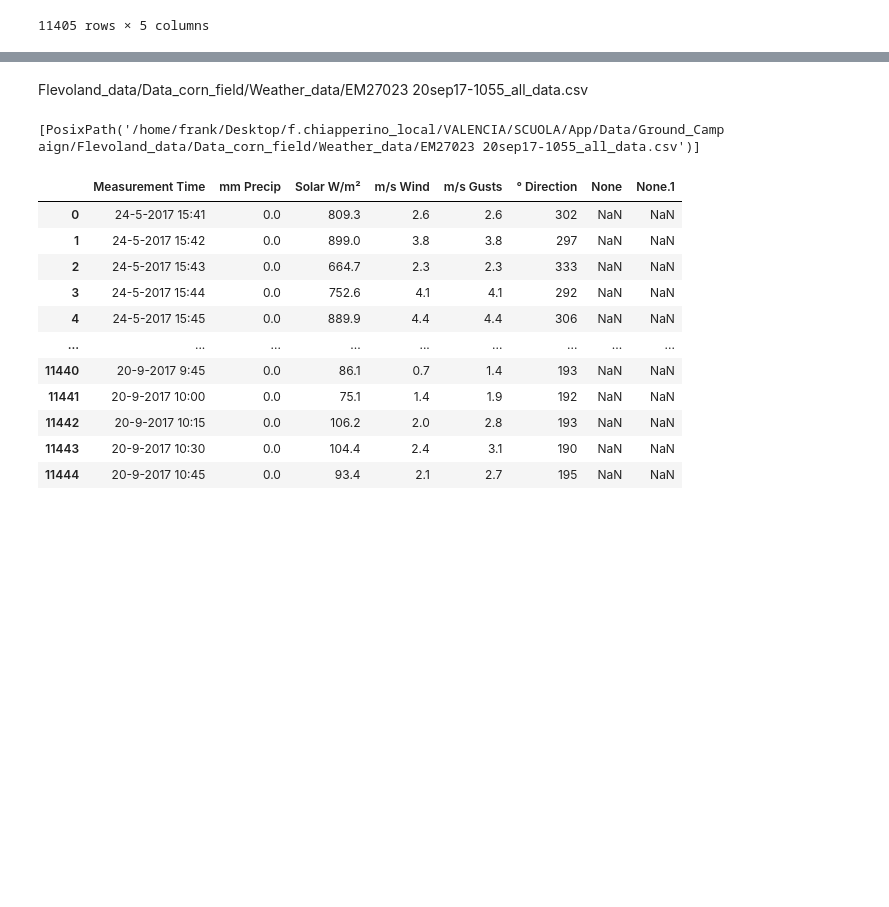
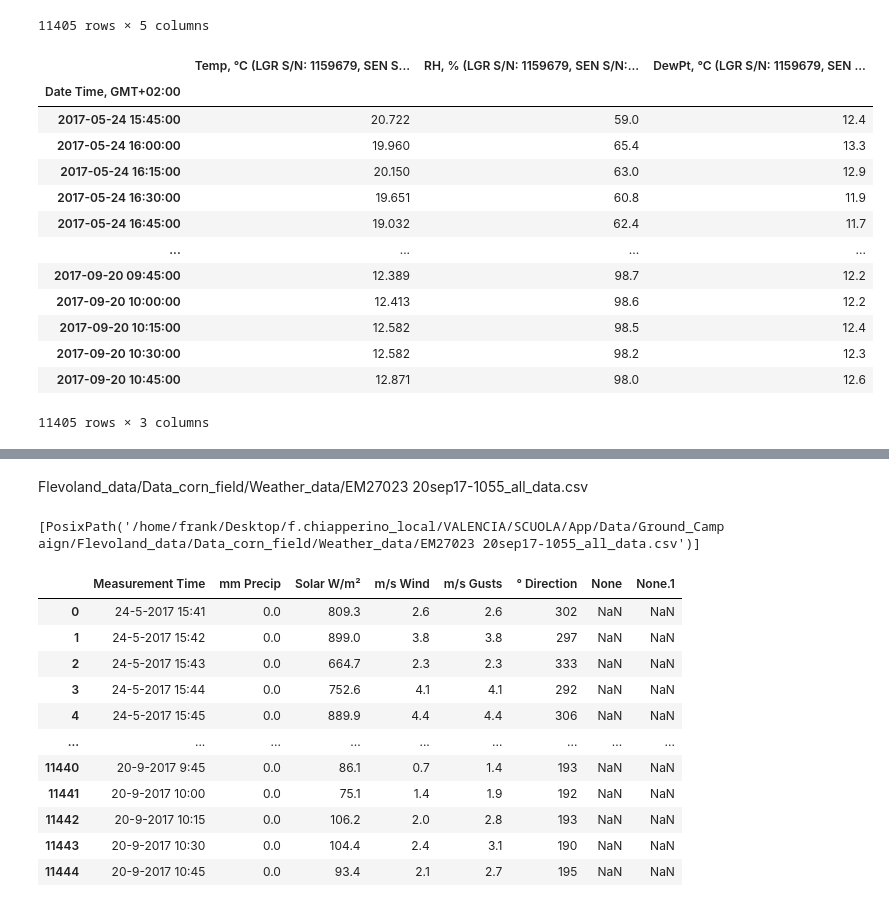
Before and after one commit to cFr4nk/Tesi_SAR_Analysis, a Jupyter notebook: App_1.ipynb, the cells around one changed output, grey strips where cells are left out. Drawn from its saved outputs; the diff is of its cells as text; code cells hidden in the pictures; blank space fills up the shorter version.

```diff
--- a/App_1.ipynb
+++ b/App_1.ipynb
@@ -40,16 +40,32 @@ display(df_temp)
 11405 rows × 5 columns
 # %%
 col_name = df_temp.columns[1]
+df_temp.set_index(df_temp.columns[1], inplace=True)
 
 # 2. Converti e sovrascrivi l'intera colonna
-df_temp[col_name] = pd.to_datetime(
-    df_temp[col_name],
+df_temp.index = pd.to_datetime(
+    df_temp.index,
     format="%d/%m/%y %I:%M %p",
     errors='coerce'
 )
 
 df_temp_clean = df_temp.drop(df_temp.columns[0], axis=1)
-#display(df_temp_clean)
+display(df_temp_clean)
+# %% [output]
+|  | Temp, °C (LGR S/N: 1159679, SEN S... | RH, % (LGR S/N: 1159679, SEN S/N:... | DewPt, °C (LGR S/N: 1159679, SEN ... |
+| Date Time, GMT+02:00 |  |  |  |
+| 2017-05-24 15:45:00 | 20.722 | 59.0 | 12.4 |
+| 2017-05-24 16:00:00 | 19.960 | 65.4 | 13.3 |
+| 2017-05-24 16:15:00 | 20.150 | 63.0 | 12.9 |
+| 2017-05-24 16:30:00 | 19.651 | 60.8 | 11.9 |
+| 2017-05-24 16:45:00 | 19.032 | 62.4 | 11.7 |
+| ... | ... | ... | ... |
+| 2017-09-20 09:45:00 | 12.389 | 98.7 | 12.2 |
+| 2017-09-20 10:00:00 | 12.413 | 98.6 | 12.2 |
+| 2017-09-20 10:15:00 | 12.582 | 98.5 | 12.4 |
+| 2017-09-20 10:30:00 | 12.582 | 98.2 | 12.3 |
+| 2017-09-20 10:45:00 | 12.871 | 98.0 | 12.6 |
+11405 rows × 3 columns
 # %%
 fig, axes = plt.subplots(3, 1, figsize=(10, 16), sharex=True)
 plt.suptitle(f'Hobo_Dronten_corn  ( {df_temp_clean.iloc[0,0]} - {df_temp_clean.iloc[-1,0]} ) ')
```
Also changed, not shown: parts of 11 cells of this notebook, 2 other files.
